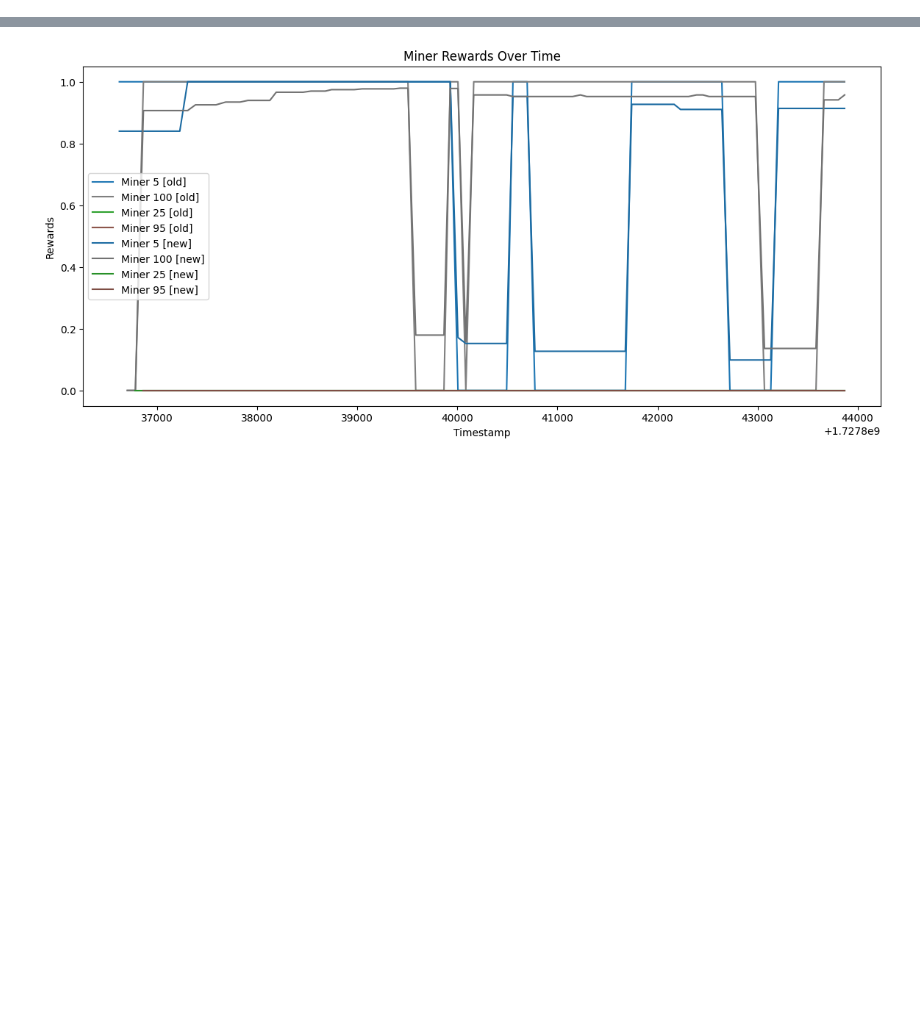
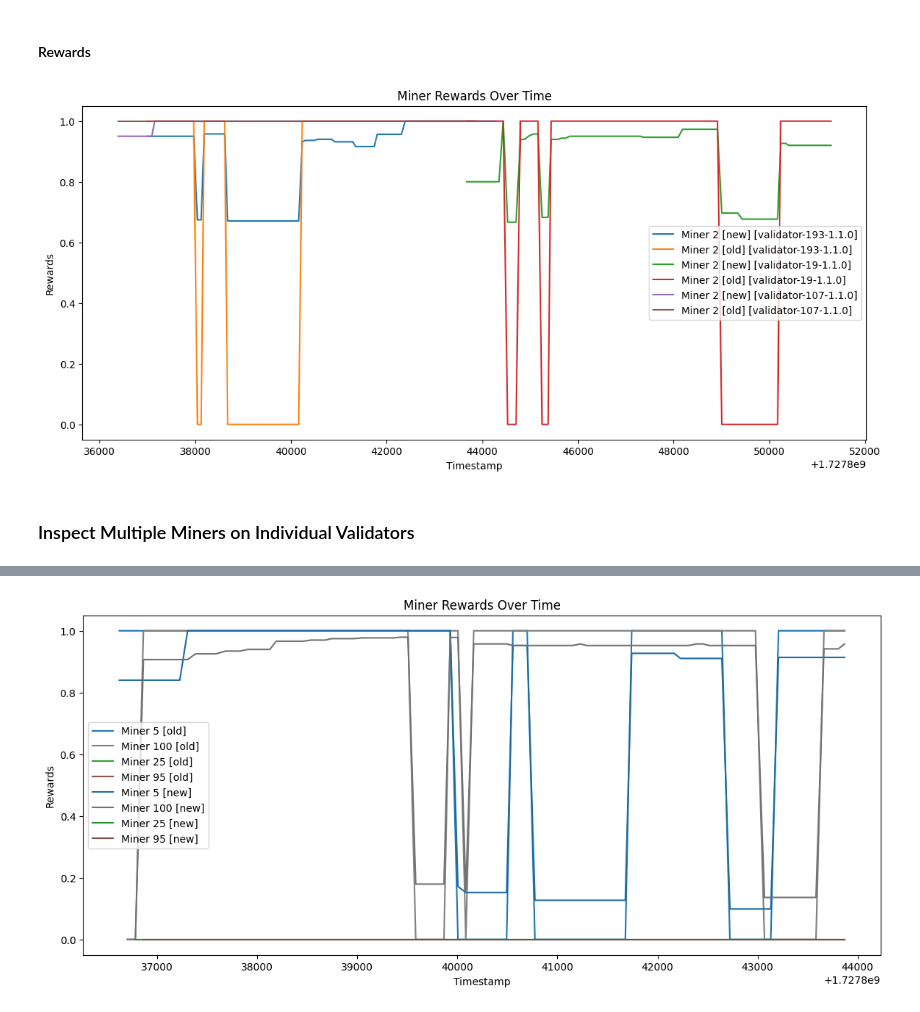
Before and after one commit to BitMind-AI/incentive-simulator, a Jupyter notebook: simulation.ipynb, the cells around one changed output, grey strips where cells are left out. Cells and saved outputs as stored; diff of their text form; code cells hidden in the pictures; blank space fills up the shorter version.

```diff
--- a/simulation.ipynb
+++ b/simulation.ipynb
@@ -85,0 +155,8 @@ scored_df = df[df.scores_old.notna()]
+# %% [markdown]
+#### Rewards
+# %%
+plot_multi_validator_metric(scored_dfs, 'rewards', ['new', 'old'], uids=uids, map_uids_to_colors=False)
+# %% [output]
+[figure, added]
+# %% [markdown]
+### Inspect Multiple Miners on Individual Validators
```
Also changed, not shown: parts of 18 cells of this notebook, 3 other files.
